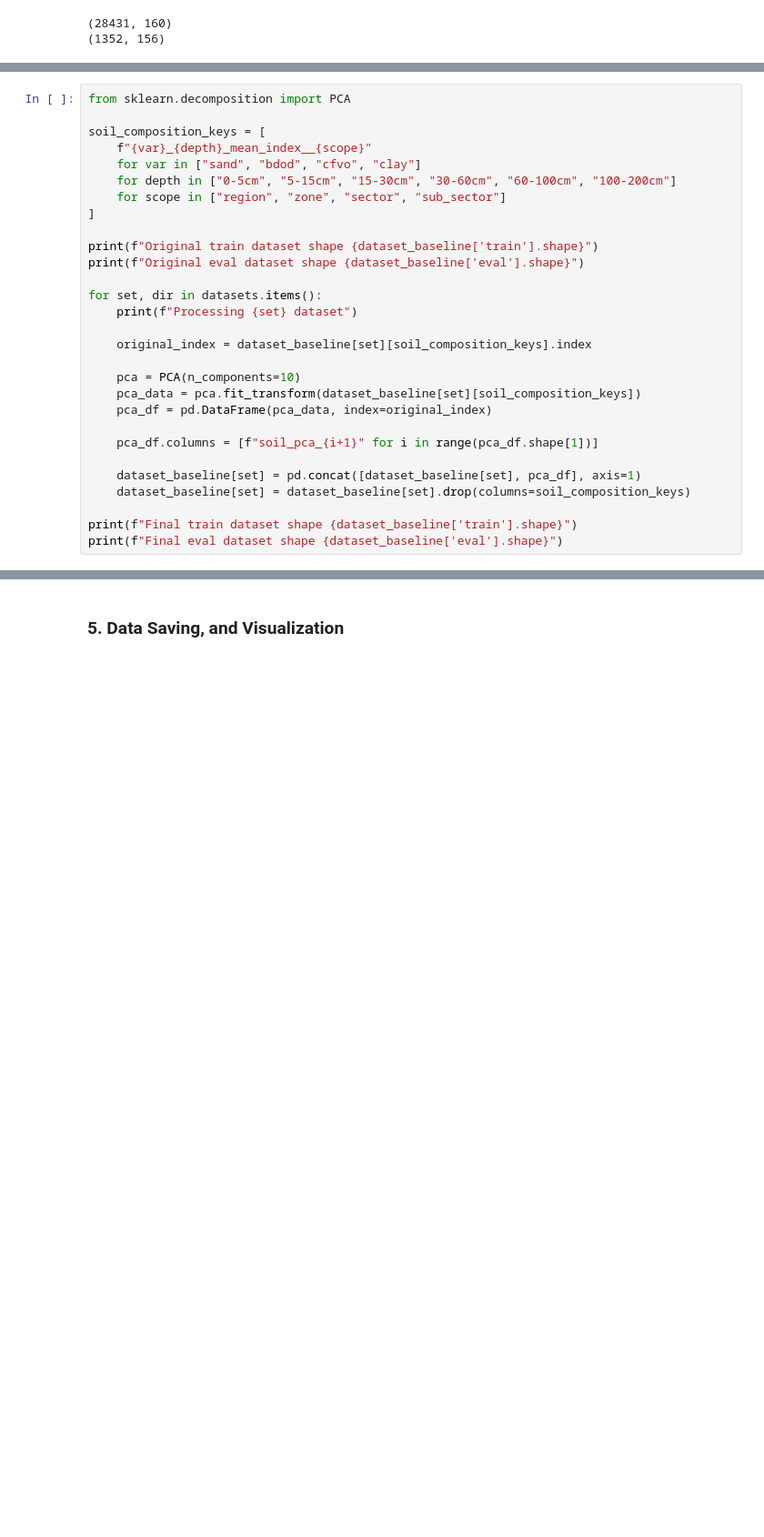
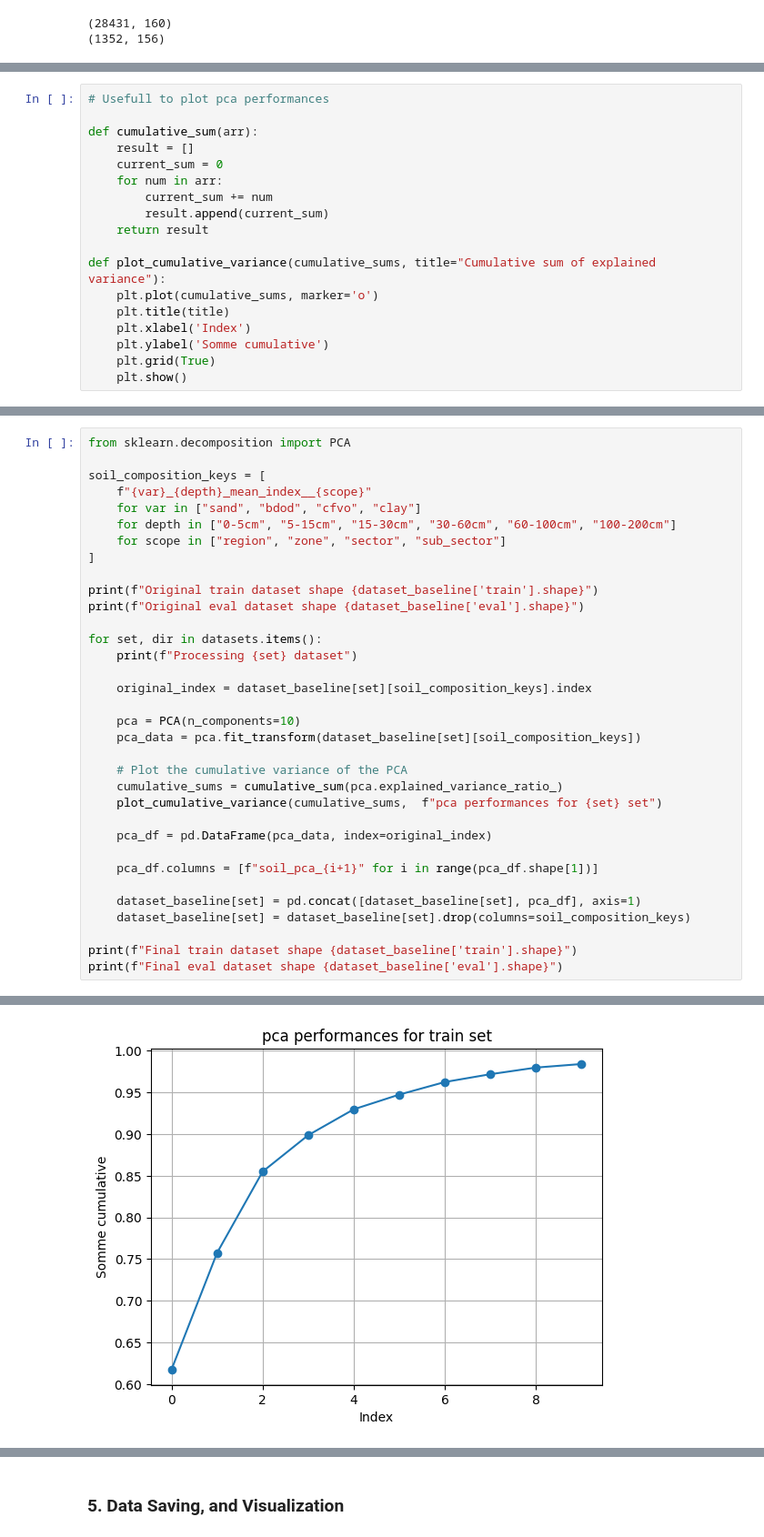
Before and after one commit to lucas066001/WaterScarcity.Hackathon, a Jupyter notebook: src/notebooks/00 Preprocessing/02 - Feature Engineering.ipynb, the cells around one changed output, grey strips where cells are left out. Shown at 91% size. Drawn from its saved outputs; the diff is of its cells as text; blank space fills up the shorter version.

```diff
--- a/src/notebooks/00 Preprocessing/02 - Feature Engineering.ipynb
+++ b/src/notebooks/00 Preprocessing/02 - Feature Engineering.ipynb
@@ -180 +184,19 @@ print(dataset_baseline["eval"].shape)
+# %%
+# Usefull to plot pca performances
+
+def cumulative_sum(arr):
+    result = []
+    current_sum = 0
+    for num in arr:
+        current_sum += num
+        result.append(current_sum)
+    return result
+
+def plot_cumulative_variance(cumulative_sums, title="Cumulative sum of explained variance"):
+    plt.plot(cumulative_sums, marker='o')
+    plt.title(title)
+    plt.xlabel('Index')
+    plt.ylabel('Somme cumulative')
+    plt.grid(True)
+    plt.show()
 # %% [markdown]
@@ -199,6 +221,11 @@ for set, dir in datasets.items():
 
     pca = PCA(n_components=10)
     pca_data = pca.fit_transform(dataset_baseline[set][soil_composition_keys])
+
+    # Plot the cumulative variance of the PCA
+    cumulative_sums = cumulative_sum(pca.explained_variance_ratio_)
+    plot_cumulative_variance(cumulative_sums,  f"pca performances for {set} set")
+
     pca_df = pd.DataFrame(pca_data, index=original_index)
 
     pca_df.columns = [f"soil_pca_{i+1}" for i in range(pca_df.shape[1])]
@@ -217,0 +242 @@ Final eval dataset shape (1352, 70)
+[figure, added]
```
Also changed, not shown: parts of 13 cells of this notebook, 1 other file.
